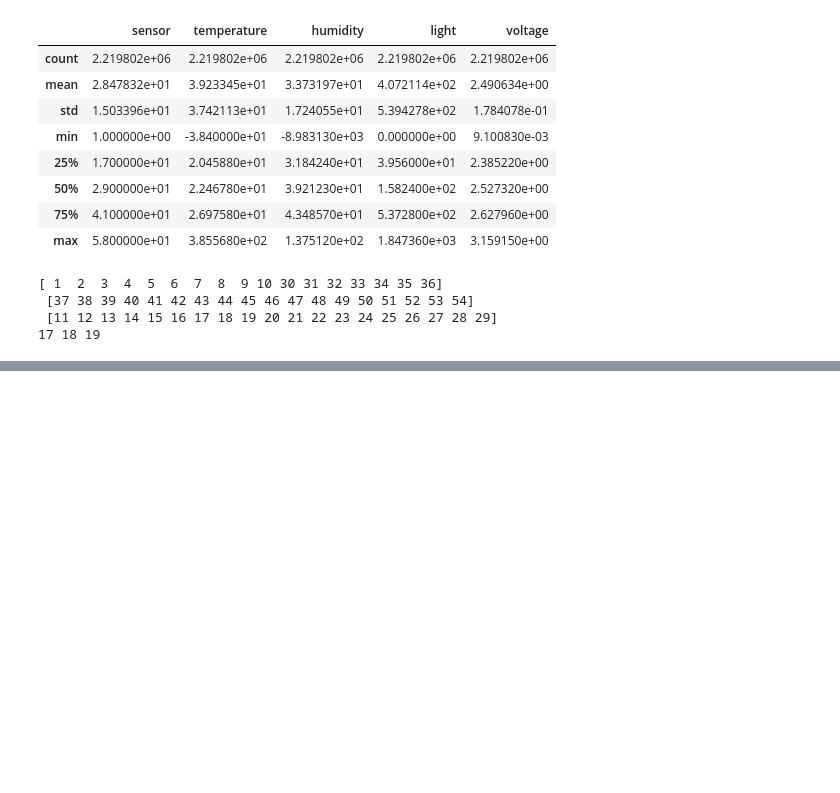
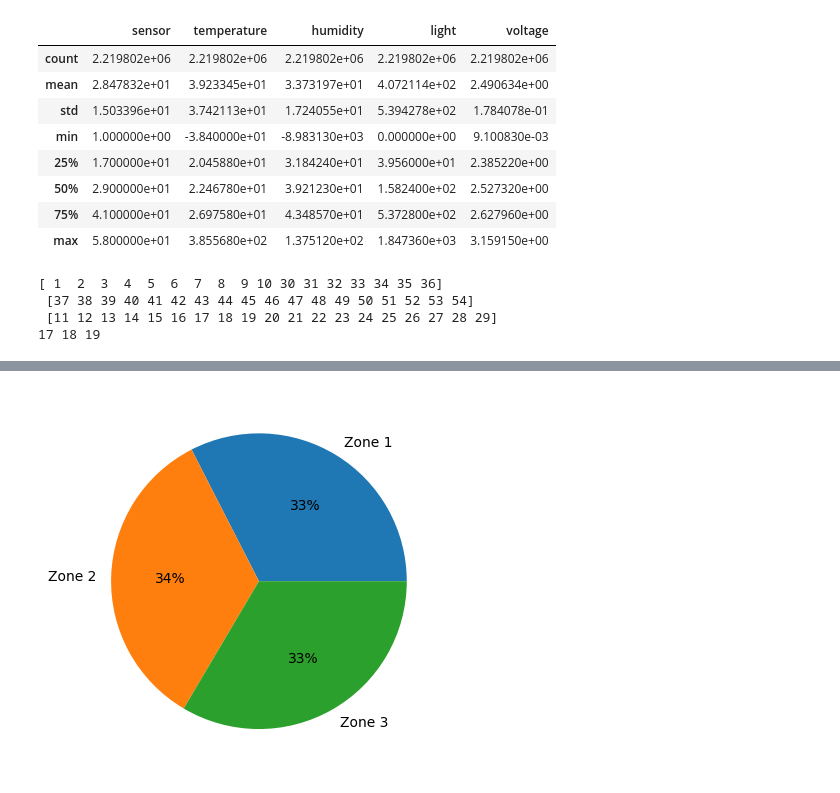
Before and after one commit to Hongwei-Z/SC-MLIDS, a Jupyter notebook: Data_Preprocessing.ipynb, the cells around one changed output, grey strips where cells are left out. Drawn from its saved outputs; the diff is of its cells as text; code cells hidden in the pictures; blank space fills up the shorter version.

Commit message:
dataset pre-processing

```diff
--- a/Data_Preprocessing.ipynb
+++ b/Data_Preprocessing.ipynb
@@ -47,3 +47,7 @@ print(len(zone_1), len(zone_2), len(zone_3))
  [37 38 39 40 41 42 43 44 45 46 47 48 49 50 51 52 53 54]
  [11 12 13 14 15 16 17 18 19 20 21 22 23 24 25 26 27 28 29]
 17 18 19
+# %%
+data_1 = dataset[dataset.sensor.isin(zone_1)]
+data_1.to_csv('./model1.csv', index=False, header=False)
+data_1
@@ -49,0 +68,4 @@ print(len(zone_1), len(zone_2), len(zone_3))
+# %%
+data_2 = dataset[dataset.sensor.isin(zone_2)]
+data_2.to_csv('./model2.csv', index=False, header=False)
+data_2
@@ -49,0 +86,4 @@ print(len(zone_1), len(zone_2), len(zone_3))
+# %%
+data_3 = dataset[dataset.sensor.isin(zone_3)]
+data_3.to_csv('./model3.csv', index=False, header=False)
+data_3
@@ -49,0 +104,11 @@ print(len(zone_1), len(zone_2), len(zone_3))
+# %%
+import matplotlib.pyplot as plt
+import seaborn as sns
+
+count = [len(data_1), len(data_2), len(data_3)]
+labels = ['Zone 1', 'Zone 2', 'Zone 3']
+colors = sns.color_palette()
+plt.pie(count, labels = labels, colors = colors, autopct='%.0f%%')
+plt.show()
+# %% [output]
+[figure, added]
```
Also changed, not shown: parts of 3 cells of this notebook, 3 other files.
